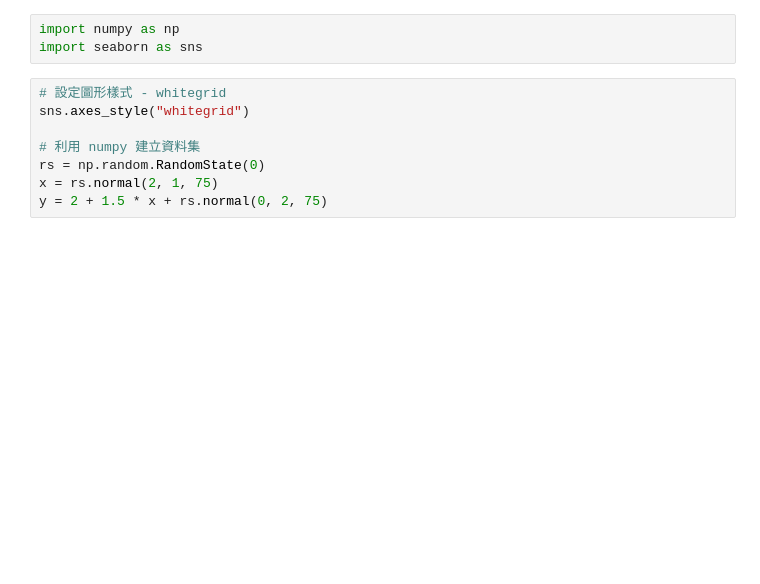
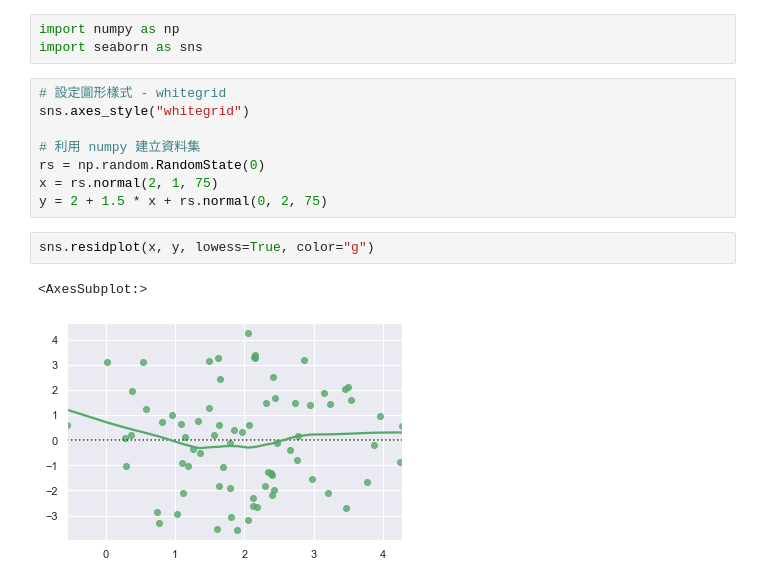
Before and after one commit to cdanyu/2021_Python_DataScience, a Jupyter notebook: homework/hwk_day20.ipynb, the cells around one changed output. Saved outputs shown, nothing was run; the diff lists cells and outputs as text; blank space fills up the shorter version.

```diff
--- a/homework/hwk_day20.ipynb
+++ b/homework/hwk_day20.ipynb
@@ -9,3 +9,8 @@ sns.axes_style("whitegrid")
 rs = np.random.RandomState(0)
 x = rs.normal(2, 1, 75)
 y = 2 + 1.5 * x + rs.normal(0, 2, 75)
+# %%
+sns.residplot(x, y, lowess=True, color="g")
+# %% [output]
+<AxesSubplot:>
+[figure, added]
```
Also changed, not shown: parts of 2 cells of this notebook.
